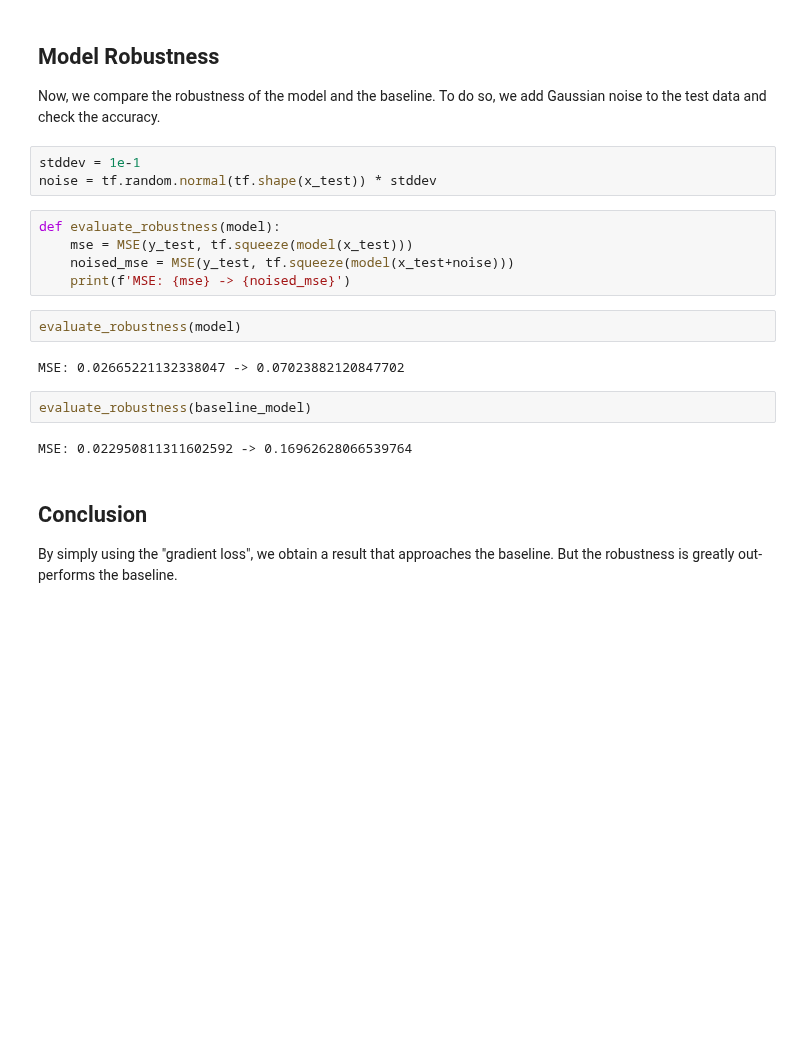
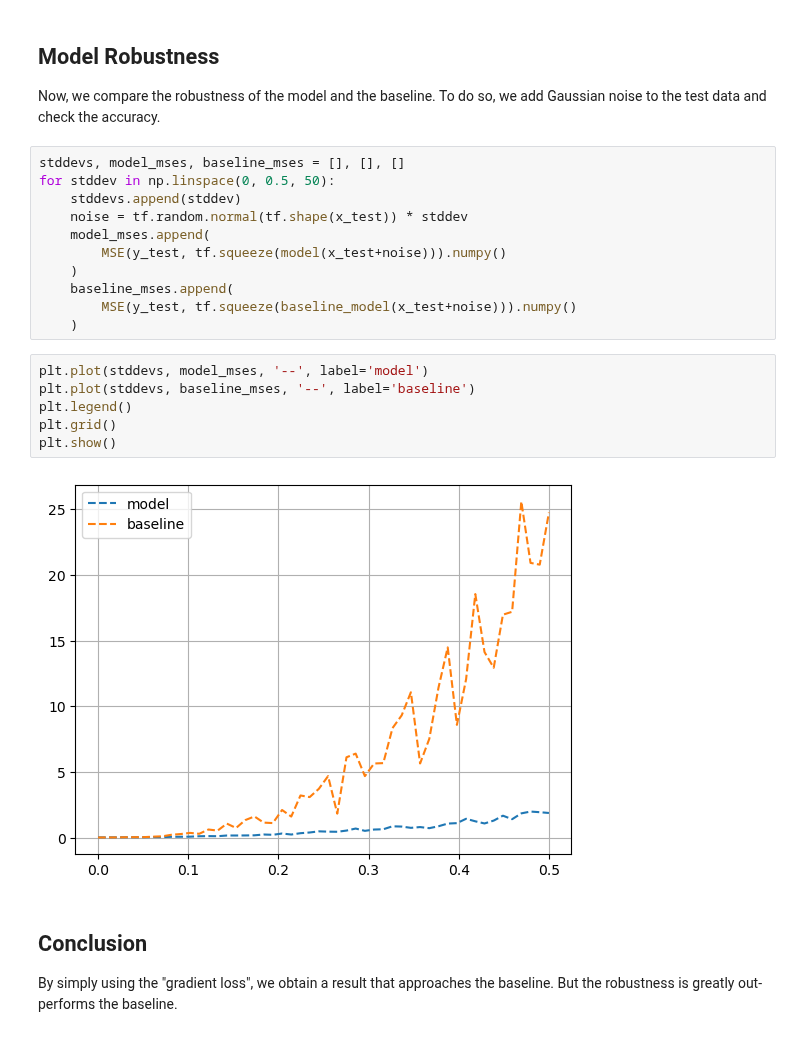
Before and after one commit to shuiruge/entropy, a Jupyter notebook: actions/Boston Housing.ipynb, the cells around one changed output. Drawn from its saved outputs; the diff is of its cells as text; blank space fills up the shorter version.

Commit message:
Plot the robustness.

```diff
--- a/actions/Boston Housing.ipynb
+++ b/actions/Boston Housing.ipynb
@@ -142,22 +140,25 @@ evaluate(baseline_model)
 ## Model Robustness
 
 Now, we compare the robustness of the model and the baseline. To do so, we add Gaussian noise to the test data and check the accuracy.
-# %%
-stddev = 1e-1
-noise = tf.random.normal(tf.shape(x_test)) * stddev
 # %%
-def evaluate_robustness(model):
-    mse = MSE(y_test, tf.squeeze(model(x_test)))
-    noised_mse = MSE(y_test, tf.squeeze(model(x_test+noise)))
-    print(f'MSE: {mse} -> {noised_mse}')
+stddevs, model_mses, baseline_mses = [], [], []
+for stddev in np.linspace(0, 0.5, 50):
+    stddevs.append(stddev)
+    noise = tf.random.normal(tf.shape(x_test)) * stddev
+    model_mses.append(
+        MSE(y_test, tf.squeeze(model(x_test+noise))).numpy()
+    )
+    baseline_mses.append(
+        MSE(y_test, tf.squeeze(baseline_model(x_test+noise))).numpy()
+    )
 # %%
-evaluate_robustness(model)
+plt.plot(stddevs, model_mses, '--', label='model')
+plt.plot(stddevs, baseline_mses, '--', label='baseline')
+plt.legend()
+plt.grid()
+plt.show()
 # %% [output]
-MSE: 0.02665221132338047 -> 0.07023882120847702
+[figure, added]
-# %%
-evaluate_robustness(baseline_model)
-# %% [output]
-MSE: 0.022950811311602592 -> 0.16962628066539764
 # %% [markdown]
 ## Conclusion
 
```
Also changed, not shown: parts of 5 cells of this notebook, 2 other files.
